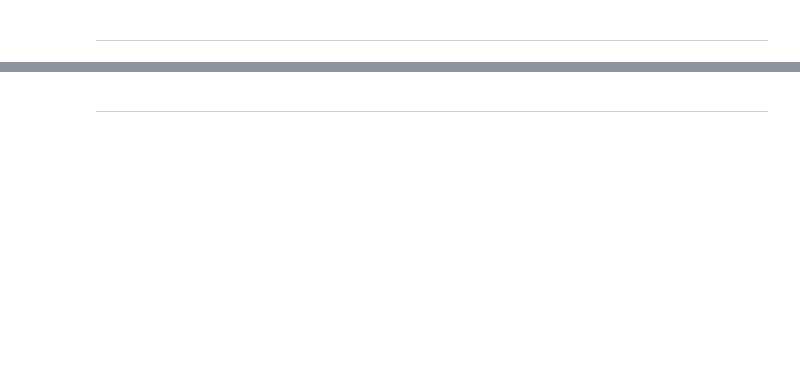
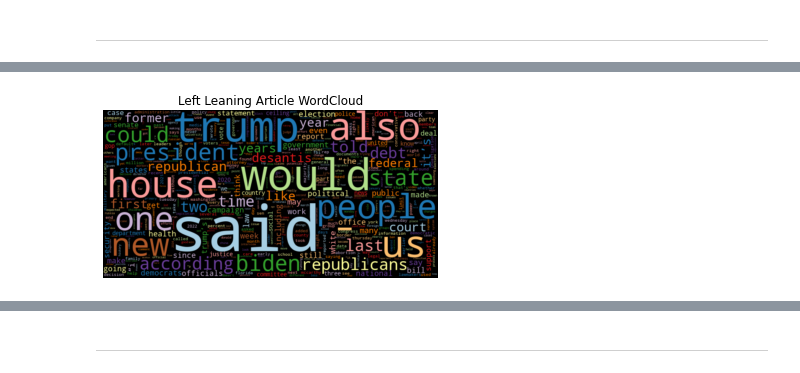
Before and after one commit to fausa/Bias_Detection_in_Journalism, a Jupyter notebook: deliverables/ADS509_FausA_Final_Project_01_API_v2_webscrape.ipynb, the cells around one changed output, grey strips where cells are left out. Saved outputs shown, nothing was run; the diff lists cells and outputs as text; code cells hidden in the pictures; blank space fills up the shorter version.

```diff
--- a/deliverables/ADS509_FausA_Final_Project_01_API_v2_webscrape.ipynb
+++ b/deliverables/ADS509_FausA_Final_Project_01_API_v2_webscrape.ipynb
@@ -531,0 +669,14 @@ api_record_df['word_count'] = api_record_df['full_text'].apply(lambda x: len(str
+# %%
+# Separate Left and Right Lean articles to analyze as groups:
+
+Left_lean_articles_df=api_data_complete_df2[api_data_complete_df2['Political_Lean']=="Left"]
+Right_lean_articles_df=api_data_complete_df2[api_data_complete_df2['Political_Lean']=="Right"]
+# %%
+# Generate list from Left an Right dataframes:
+
+Left_text=[token for sublist in
+           Left_lean_articles_df['tokens']
+           for token in sublist]
+Right_text=[token for sublist in
+            Right_lean_articles_df['tokens']
+            for token in sublist]
@@ -551,0 +724,4 @@ CNN
+# %%
+Left_Lean_counts = count_words(Left_text, split=0)
+Right_Lean_counts = count_words(Right_text, split=0)
+display(Left_Lean_counts)
@@ -551,0 +746,5 @@ CNN
+# %%
+#wordcloud(cher_tw_count['freq'], title="Cher Lyrics", max_words=500)
+wordcloud(Left_Lean_counts['freq'], title="Left Leaning Article WordCloud", max_words=500)
+# %% [output]
+[figure, added]
```
Also changed, not shown: parts of 54 cells of this notebook.
